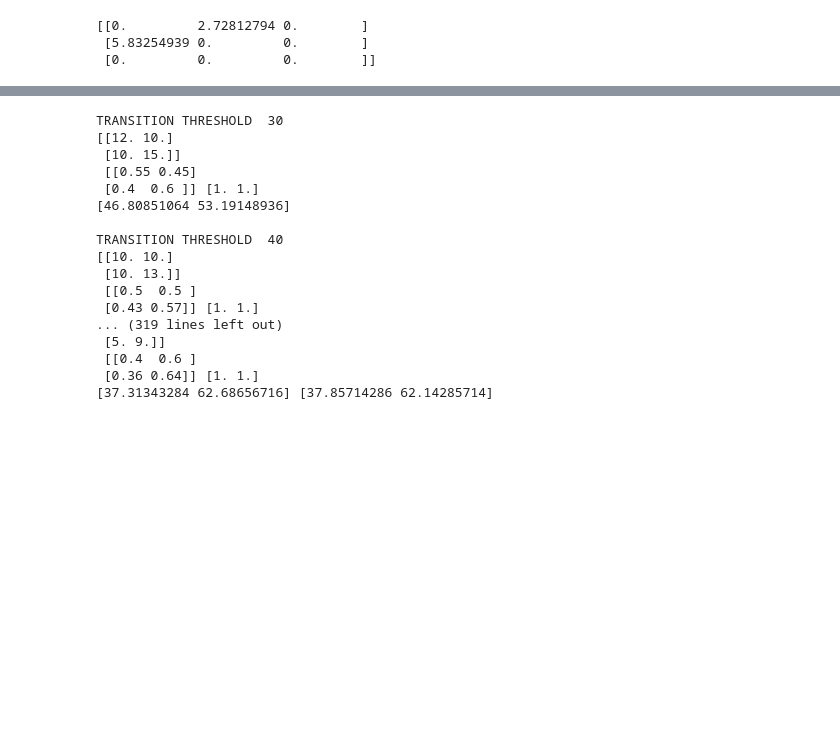
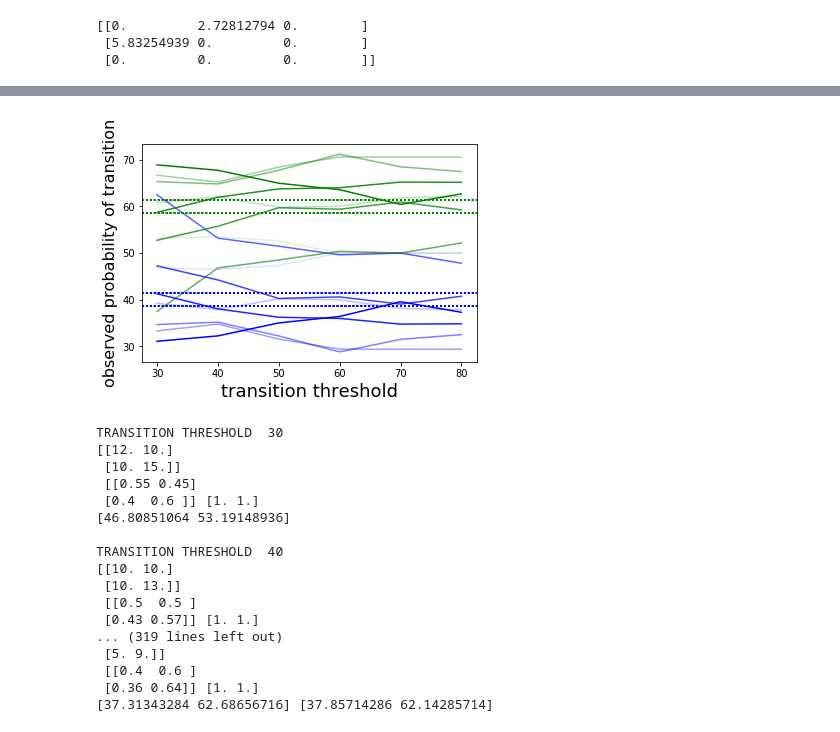
Before and after one commit to TchakamauRa/Soft-Matter, a Jupyter notebook: Matrix multiplication-2nd_4pts-split up.ipynb, the cells around one changed output, grey strips where cells are left out. Drawn from its saved outputs; the diff is of its cells as text; code cells hidden in the pictures; blank space fills up the shorter version.

```diff
--- a/Matrix multiplication-2nd_4pts-split up.ipynb
+++ b/Matrix multiplication-2nd_4pts-split up.ipynb
@@ -143,3 +143,79 @@ print(impossible)
 [[0.         2.72812794 0.        ]
  [5.83254939 0.         0.        ]
  [0.         0.         0.        ]]
+# %%
+#broad observations array
+trans_runs= np.load('trans_round2.npy')[()]
+num_top_keys = 4
+num_full_keys = 6
+num_tran_keys = 5
+for vid in range(0, len(trans_runs[30][0][2])):
+    x1 = []
+    x2 = []
+
+    trans_runs= np.load('trans_round2.npy')[()]
+    trans_threshes = [30, 40, 50]
+
+    for trans_fil in trans_threshes:
+        print("\nTRANSITION THRESHOLD ", trans_fil)
+
+        #Top_bottoms, Full_classif, N_transitions = trans_runs[trans_fil]
+        Top_bottoms, Full_classif, N_transitions, trans_threshes, num_top_keys, num_full_keys, num_tran_keys, skeys, ckeys, num_tran_keys, num_total_frames = trans_runs[trans_fil][0]
+        sums = np.sum
+        Tb_sums = [sums(Top_bottoms[vid, c]) for c in range(num_top_keys)]
+        Fc_sums = [sums(Full_classif[vid, c]) for c in range(num_full_keys)]
+        Nt_sums = N_transitions[vid]#[sums(N_transitions[:, c]) for c in range(num_tran_keys)]
+        T_obb = Nt_sums
+        T_obb_norm = np.vstack([T_obb[i]/np.sum(T_obb[i]) for i in range(len(T_obb))])
+        print(T_obb, '\n', np.around(T_obb_norm, 2), np.sum(T_obb_norm, axis=1))
+        eigvals, eigvecs = np.linalg.eig(T_obb_norm.T)
+        eig_one_index = [x for x in range(len(eigvals)) if math.isclose(eigvals[x], 1.0, abs_tol = .0001)][0]
+        eigvec_one = eigvecs[:, eig_one_index]
+        evec_one = eigvec_one*100 / np.sum(eigvec_one)
+        print(evec_one)
+        #print("Eigenvector for eigenvalue 1 of T_obb_norm:")
+        #print(evec_one, eigvec_one, eigvecs, eigvals)
+        x1.append(evec_one[0])
+        x2.append(evec_one[1])
+
+
+    trans_runs= np.load('trans_round2_2.npy')[()]
+    trans_threshes = [60, 70, 80]
+
+
+
+    for trans_fil in trans_threshes:
+        print("\nTRANSITION THRESHOLD ", trans_fil)
+
+        #Top_bottoms, Full_classif, N_transitions = trans_runs[trans_fil]
+        Top_bottoms, Full_classif, N_transitions, trans_threshes, num_top_keys, num_full_keys, num_tran_keys, skeys, ckeys, num_tran_keys, num_total_frames = trans_runs[trans_fil][0]
+        sums = np.sum
+        Tb_sums = [sums(Top_bottoms[vid, c]) for c in range(num_top_keys)]
+        Fc_sums = [sums(Full_classif[vid, c]) for c in range(num_full_keys)]
+        Nt_sums = N_transitions[vid]#[sums(N_transitions[:, c]) for c in range(num_tran_keys)]
+        T_obb = Nt_sums
+        T_obb_norm = np.vstack([T_obb[i]/np.sum(T_obb[i]) for i in range(len(T_obb))])
+        print(T_obb, '\n', np.around(T_obb_norm, 2), np.sum(T_obb_norm, axis=1))
+        eigvals, eigvecs = np.linalg.eig(T_obb_norm.T)
+        eig_one_index = [x for x in range(len(eigvals)) if math.isclose(eigvals[x], 1.0, abs_tol = .0001)][0]
+        eigvec_one = eigvecs[:, eig_one_index]
+        evec_one = eigvec_one*100 / np.sum(eigvec_one)
+        print(evec_one, np.sum(T_obb_norm, axis=0)*100/np.sum(T_obb_norm))
+        #print("Eigenvector for eigenvalue 1 of T_obb_norm:")
+        #print(evec_one, eigvec_one, eigvecs, eigvals)
+        x1.append(evec_one[0])
+        x2.append(evec_one[1])
+
+    trans_threshes = [30, 40, 50, 60, 70, 80]
+    plt.plot(trans_threshes, x1, c = 'blue', alpha = (vid+1)/len(trans_runs[80][0][2]), ls = '-')
+    plt.plot(trans_threshes, x2, c = 'green', alpha = (vid+1)/len(trans_runs[80][0][2]), ls = '-')
+
+    plt.axhline(y=(38.6), c = 'blue', ls = ':')
+    plt.axhline(y=(58.5), c = 'green', ls = ':')
+    plt.axhline(y=(41.5), c = 'blue', ls = ':')
+    plt.axhline(y=(61.4), c = 'green', ls = ':')
+    plt.xlabel('transition threshold', fontsize=18)
+    plt.ylabel('observed probability of transition', fontsize=16)
+#plt.ylim(0, 50)
+#plt.plot((1, 1, 1),(23, 42, 35), 'x')
+# %% [output]
@@ -146,3 +239,4 @@ print(impossible)
+[figure, added]
 # %%
 #broad observations array
 trans_runs= np.load('trans_round2.npy')[()]
```
Also changed, not shown: parts of 1 cell of this notebook, 6 other files.
